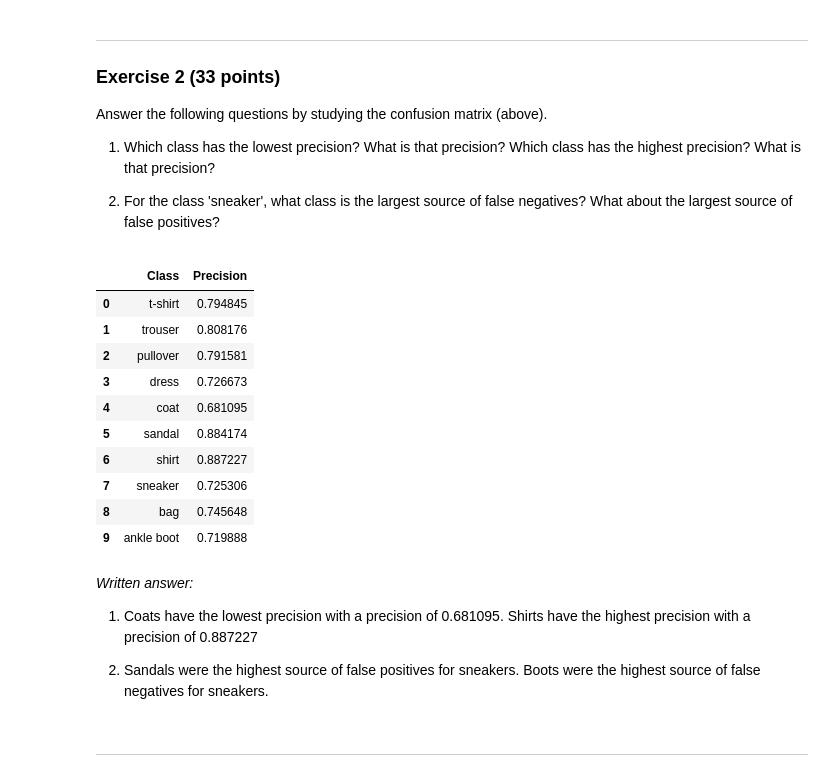
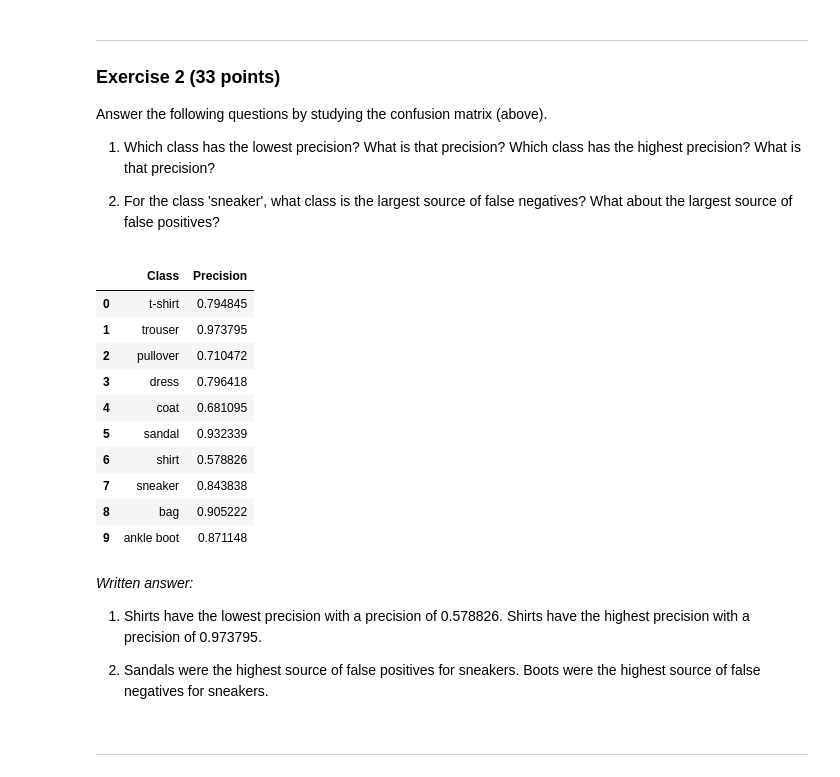
Before and after one commit to ucbahallaou/W207-Fall-2023, a Jupyter notebook: Homeworks/05 Multiclass Classification.ipynb, the cells around one changed output. Drawn from its saved outputs; the diff is of its cells as text; code cells hidden in the pictures.

```diff
--- a/Homeworks/05 Multiclass Classification.ipynb
+++ b/Homeworks/05 Multiclass Classification.ipynb
@@ -193,28 +193,28 @@ Answer the following questions by studying the confusion matrix (above).
 # %%
 precisions = []
 for i, name in enumerate(label_names):
-    true_positive = confusion_matrix[0][0].numpy()
+    true_positive = confusion_matrix[i][i].numpy()
     total_positive = np.sum(confusion_matrix[:,i])
     precision = true_positive/total_positive
     precisions.append({'Class':name,'Precision':precision})
 precision_df = pd.DataFrame(precisions)
 precision_df
 # %% [output]
 |  | Class | Precision |
 | 0 | t-shirt | 0.794845 |
-| 1 | trouser | 0.808176 |
-| 2 | pullover | 0.791581 |
-| 3 | dress | 0.726673 |
+| 1 | trouser | 0.973795 |
+| 2 | pullover | 0.710472 |
+| 3 | dress | 0.796418 |
 | 4 | coat | 0.681095 |
-| 5 | sandal | 0.884174 |
-| 6 | shirt | 0.887227 |
-| 7 | sneaker | 0.725306 |
-| 8 | bag | 0.745648 |
-| 9 | ankle boot | 0.719888 |
+| 5 | sandal | 0.932339 |
+| 6 | shirt | 0.578826 |
+| 7 | sneaker | 0.843838 |
+| 8 | bag | 0.905222 |
+| 9 | ankle boot | 0.871148 |
 # %% [markdown]
 *Written answer:*
 
-1. Coats have the lowest precision with a precision of 0.681095. Shirts have the highest precision with a precision of 0.887227
+1. Shirts have the lowest precision with a precision of 0.578826. Shirts have the highest precision with a precision of 0.973795.
 
 2. Sandals were the highest source of false positives for sneakers. Boots were the highest source of false negatives for sneakers.
 # %% [markdown]
```
